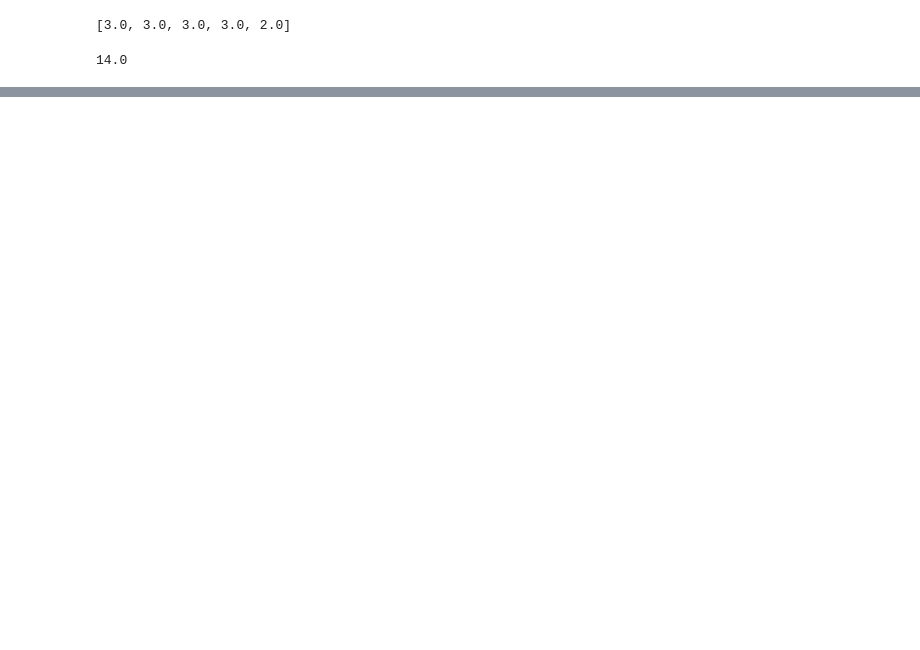
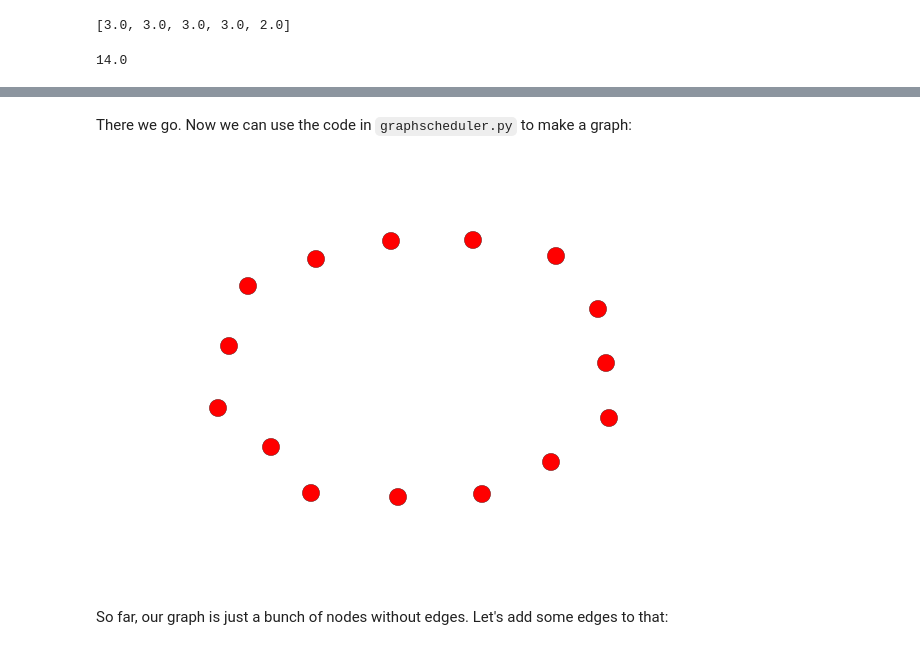
Before and after one commit to dhuppenkothen/AstroChairs, a Jupyter notebook: GraphicalConferenceSessions.ipynb, the cells around one changed output, grey strips where cells are left out. Drawn from its saved outputs; the diff is of its cells as text; code cells hidden in the pictures; blank space fills up the shorter version.

```diff
--- a/GraphicalConferenceSessions.ipynb
+++ b/GraphicalConferenceSessions.ipynb
@@ -970,0 +944,3 @@ That seems like it would take a long time.
+# %%
+labels = {"topic1":session_labels, "topic2":session_labels2}
+labels
@@ -970,0 +957,2 @@ That seems like it would take a long time.
+# %% [markdown]
+There we go. Now we can use the code in `graphscheduler.py` to make a graph:
@@ -970,0 +961,8 @@ That seems like it would take a long time.
+# %%
+G = make_graph(node_ids=sessions, node_labels=labels)
+# %%
+nx.draw(G)
+# %% [output]
+[figure, added]
+# %% [markdown]
+So far, our graph is just a bunch of nodes without edges. Let's add some edges to that:
```
Also changed, not shown: parts of 53 cells of this notebook.
